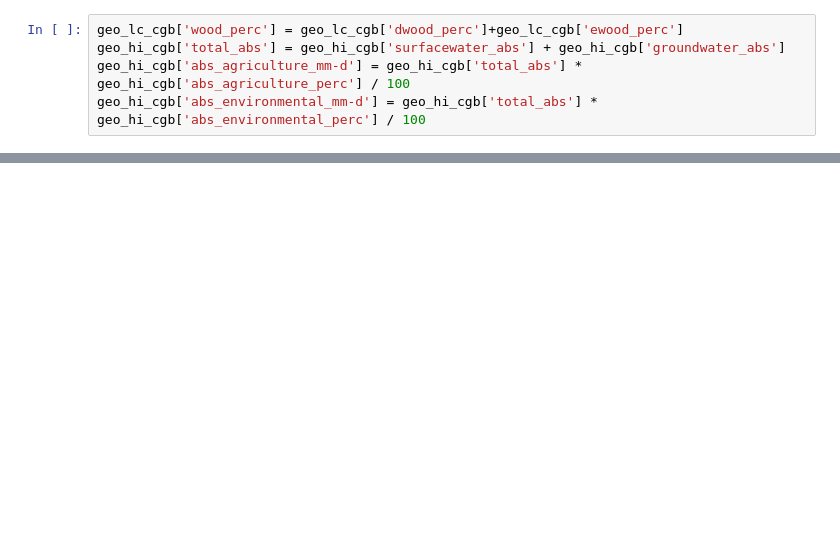
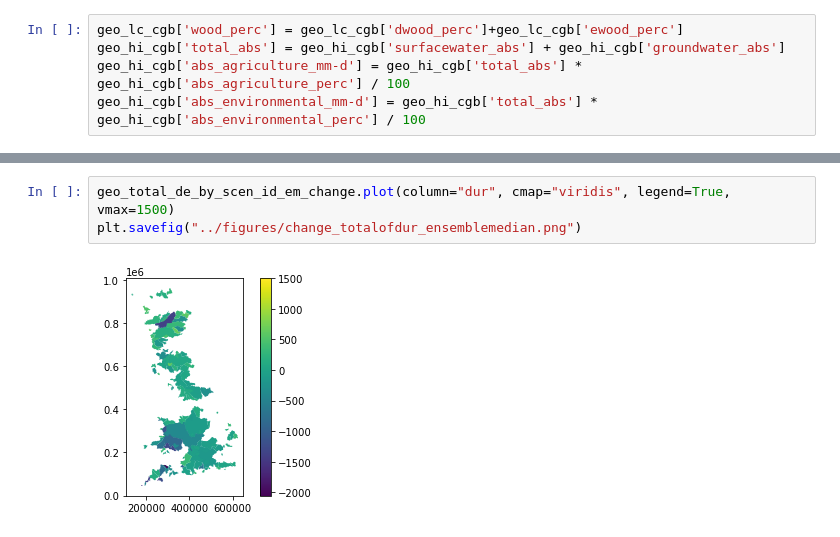
Before and after one commit to nelerey/drought-fighters, a Jupyter notebook: notebooks/exploratory-Nele.ipynb, the cells around one changed output, grey strips where cells are left out. Cells and saved outputs as stored; diff of their text form; blank space fills up the shorter version.

```diff
--- a/notebooks/exploratory-Nele.ipynb
+++ b/notebooks/exploratory-Nele.ipynb
@@ -292,0 +232,5 @@ Name: root_depth, Length: 671, dtype: float64
+# %%
+geo_total_de_by_scen_id_em_change.plot(column="dur", cmap="viridis", legend=True, vmax=1500)
+plt.savefig("../figures/change_totalofdur_ensemblemedian.png")
+# %% [output]
+[figure, added]
```
Also changed, not shown: parts of 32 cells of this notebook.
